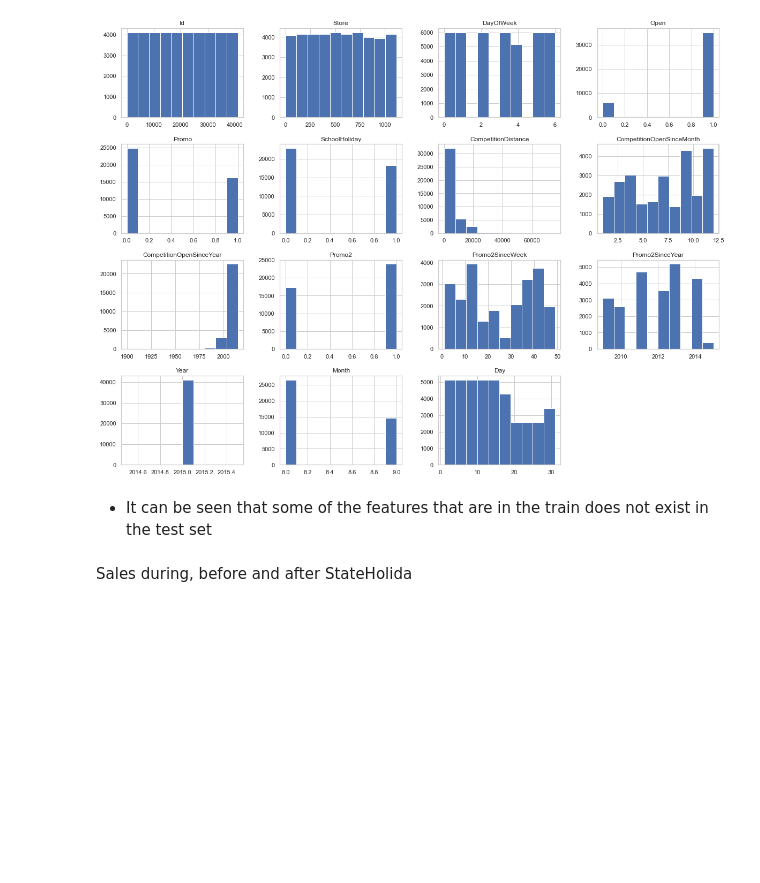
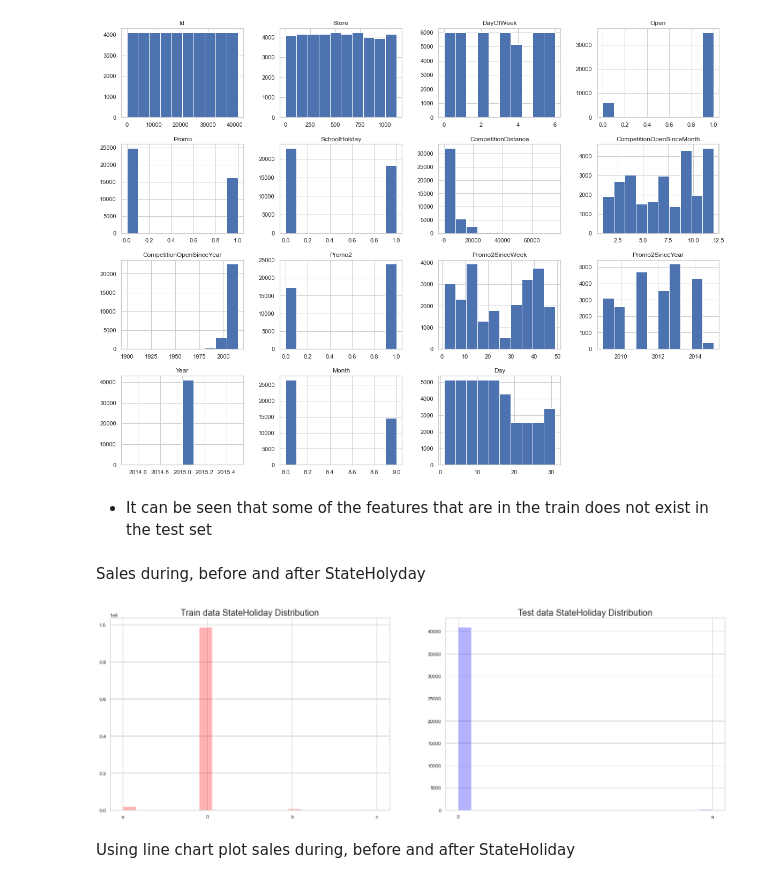
Before and after one commit to yonamg/Pharmaceutical-Sales-Prediction, a Jupyter notebook: notebook/Sales_EDA_process.ipynb, the cells around one changed output. Saved outputs shown, nothing was run; the diff lists cells and outputs as text; code cells hidden in the pictures; blank space fills up the shorter version.

Commit message:
line chart for sales in stateholiday

```diff
--- a/notebook/Sales_EDA_process.ipynb
+++ b/notebook/Sales_EDA_process.ipynb
@@ -13,6 +14,14 @@ sys.path.append(os.path.abspath(os.path.join('../scripts')))
 from load_data import LoadData
 from preprocessing import Preprocess
 from plot_data import PlotData
+# %%
+warnings.simplefilter(action='ignore', category=FutureWarning)
+pd.set_option('display.float_format', lambda x: '%.3f' % x)
+pd.options.mode.chained_assignment = None  # default='warn'
+plt.rcParams["figure.figsize"] = (12, 7)
+pd.set_option('display.max_columns', None)
+
+sns.set_style("darkgrid")
 # %%
 loader = LoadData()
 preprocess = Preprocess()
@@ -179,4 +188,10 @@ test_df[num_feats].hist(figsize=(20,15));
 # %% [markdown]
 * It can be seen that some of the features that are in the train does not exist in the test set
 # %% [markdown]
-Sales during, before and after StateHolida
+Sales during, before and after StateHolyday
+# %%
+plot.plot_subplots(train_df['StateHoliday'], test_df['StateHoliday'], 'Train data StateHoliday Distribution', 'Test data StateHoliday Distribution')
+# %% [output]
+[figure, added]
+# %% [markdown]
+Using line chart plot sales during, before and after StateHoliday
```
Also changed, not shown: parts of 2 cells of this notebook.
